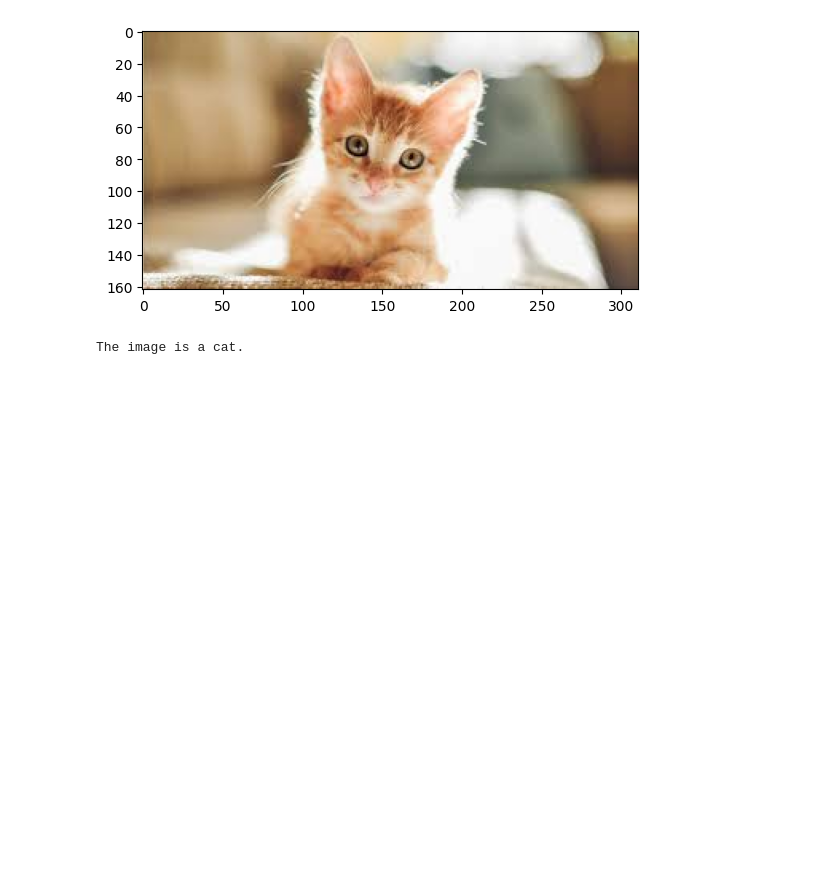
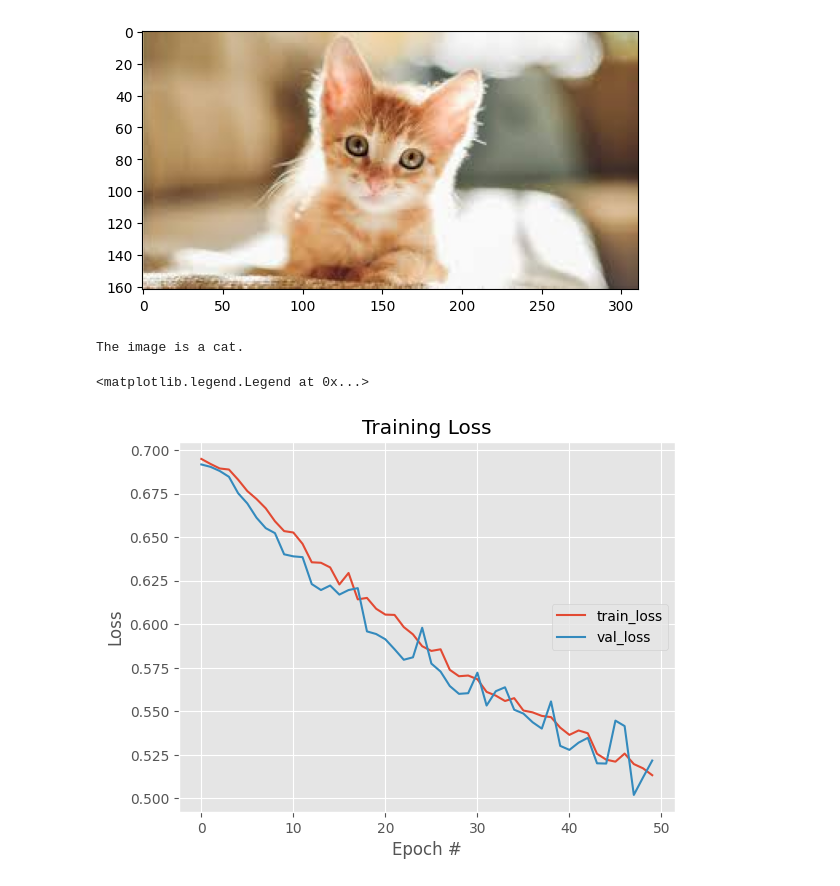
Before and after one commit to KushalBosu/Cats-and-Dogs-Image-Classifier, a Jupyter notebook: CNN_model_for_Cats_and_Dogs_Classification.ipynb, the cells around one changed output. Cells and saved outputs as stored; diff of their text form; code cells hidden in the pictures; blank space fills up the shorter version.

```diff
--- a/CNN_model_for_Cats_and_Dogs_Classification.ipynb
+++ b/CNN_model_for_Cats_and_Dogs_Classification.ipynb
@@ -32,7 +32,7 @@ from sklearn import metrics
 # %%
 img_rows, img_cols = 150, 150
 batch_size = 64
-n_epochs = 10
+n_epochs = 50
 n_classes = 2
 val_split = 0.2
 verbosity = 1
@@ -148,9 +148,14 @@ classifier.add(Conv2D(64, (3, 3), padding='same', activation = 'relu'))
 classifier.add(MaxPooling2D(pool_size=(2, 2),strides=(2,2)))
 classifier.add(Conv2D(128, (3, 3), padding='same', activation = 'relu'))
 classifier.add(MaxPooling2D(pool_size=(2, 2),strides=(2,2)))
+classifier.add(Conv2D(64, (3, 3), padding='same', activation = 'relu'))
+classifier.add(MaxPooling2D(pool_size=(2, 2),strides=(2,2)))
+classifier.add(Dropout(0.25))
 classifier.add(Flatten())
 classifier.add(Dense(units = 512, activation = 'relu'))
-classifier.add(Dropout(0.3))
+classifier.add(Dropout(0.5))
+classifier.add(Dense(units = 64, activation = 'relu'))
+classifier.add(Dropout(0.5))
 classifier.add(Dense(units = 1, activation = 'sigmoid'))
 # %%
 classifier.summary()
@@ -177,7 +182,7 @@ classifier.compile(loss='binary_crossentropy',
               optimizer=optimizers.RMSprop(learning_rate=2e-5),
               metrics=['accuracy'])
 # %%
-classifier.fit(
+history=classifier.fit(
   train_generator,
   validation_data=val_generator,
   epochs=n_epochs
@@ -258,3 +247,16 @@ else:
 # %% [output]
 [figure]
 The image is a cat.
+# %%
+N = 50
+plt.style.use("ggplot")
+plt.figure()
+plt.plot(np.arange(0, N), history.history["loss"], label="train_loss")
+plt.plot(np.arange(0, N), history.history["val_loss"], label="val_loss")
+plt.title("Training Loss")
+plt.xlabel("Epoch #")
+plt.ylabel("Loss")
+plt.legend(loc="center right")
+# %% [output]
+<matplotlib.legend.Legend at 0x...>
+[figure, added]
```
Also changed, not shown: parts of 8 cells of this notebook.
